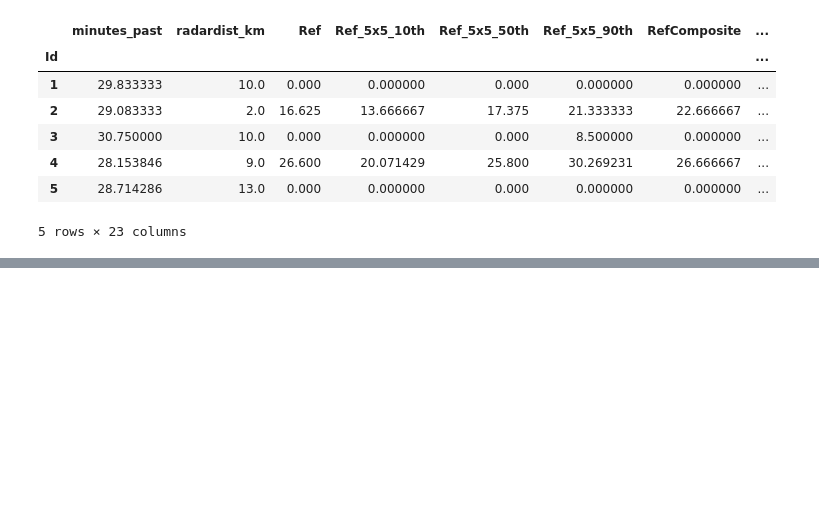
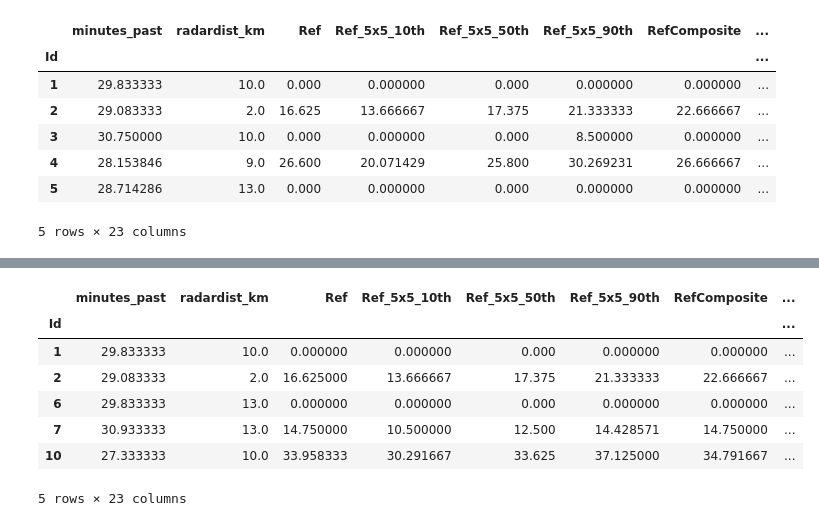
Before and after one commit to MiGuElEsTeBaNUD/How-Much-Did-It-Rain-, a Jupyter notebook: data_transformation.ipynb, the cells around one changed output, grey strips where cells are left out. Saved outputs shown, nothing was run; the diff lists cells and outputs as text; code cells hidden in the pictures; blank space fills up the shorter version.

```diff
--- a/data_transformation.ipynb
+++ b/data_transformation.ipynb
@@ -140,0 +198,13 @@ cleaned_df.to_csv('assets/cleaned_train.csv')
+# %%
+#imprimirá el percentil de la media de la columna 'Expected', dándote una idea de cómo se compara este valor con los demás valores en la columna.
+percentileofscore(cleaned_df['Expected'],cleaned_df['Expected'].mean())
+cleaned_df.head()
+# %% [output]
+|  | minutes_past | radardist_km | Ref | Ref_5x5_10th | Ref_5x5_50th | Ref_5x5_90th | RefComposite | ... |
+| Id |  |  |  |  |  |  |  | ... |
+| 1 | 29.833333 | 10.0 | 0.000000 | 0.000000 | 0.000 | 0.000000 | 0.000000 | ... |
+| 2 | 29.083333 | 2.0 | 16.625000 | 13.666667 | 17.375 | 21.333333 | 22.666667 | ... |
+| 6 | 29.833333 | 13.0 | 0.000000 | 0.000000 | 0.000 | 0.000000 | 0.000000 | ... |
+| 7 | 30.933333 | 13.0 | 14.750000 | 10.500000 | 12.500 | 14.428571 | 14.750000 | ... |
+| 10 | 27.333333 | 10.0 | 33.958333 | 30.291667 | 33.625 | 37.125000 | 34.791667 | ... |
+5 rows × 23 columns
```
Also changed, not shown: parts of 6 cells of this notebook.
